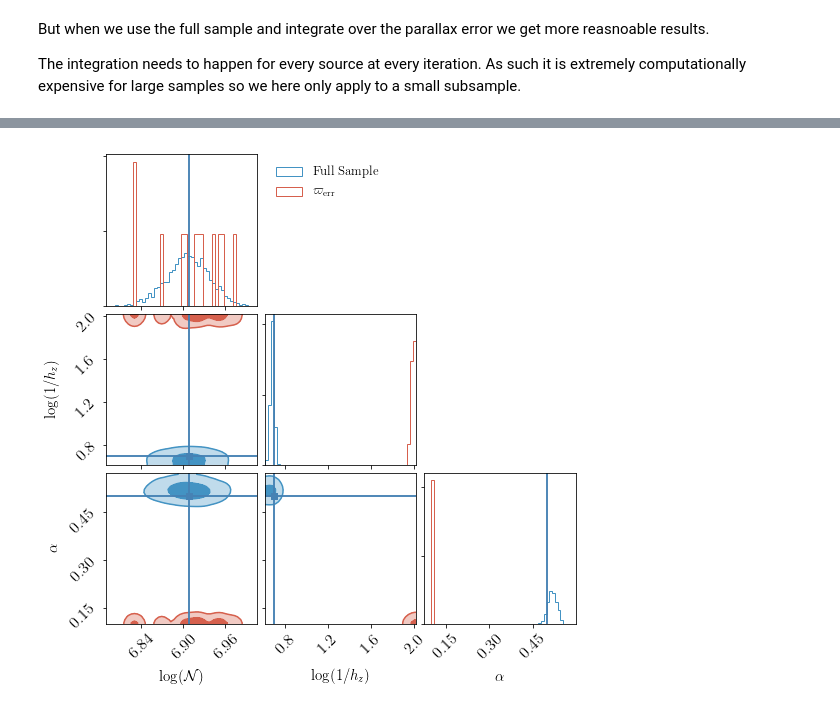
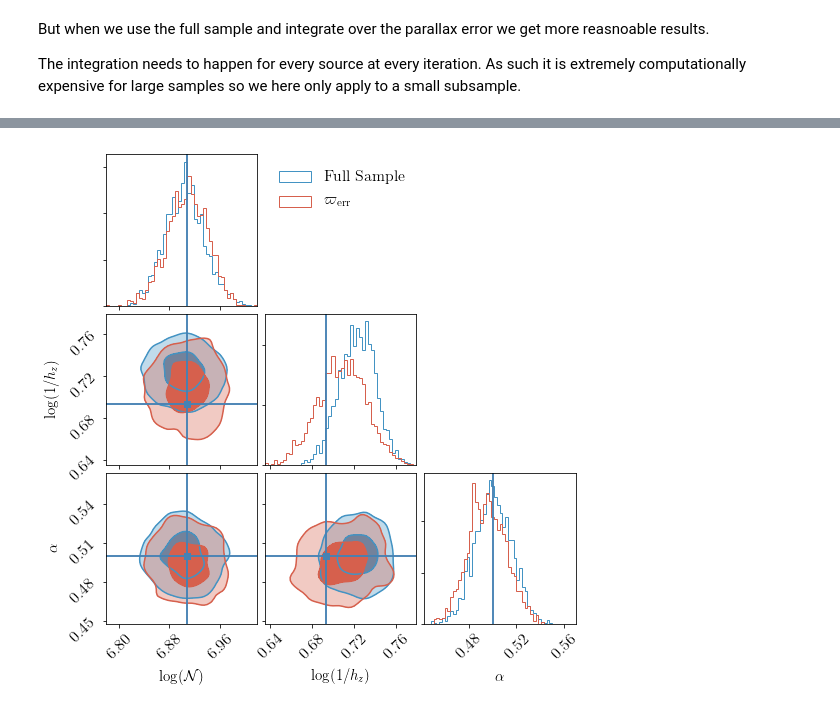
Before and after one commit to aeverall/mwtrace, a Jupyter notebook: toymodel/true_fit.ipynb, the cells around one changed output, grey strips where cells are left out. Saved outputs shown, nothing was run; the diff lists cells and outputs as text; code cells hidden in the pictures.

Commit message:
Debugged toymodel problems. Random sampling was taking different sample for each parameter. Toymodel now working.

```diff
--- a/toymodel/true_fit.ipynb
+++ b/toymodel/true_fit.ipynb
@@ -33,9 +33,9 @@ Data generated in population.ipynb
 sample = {}; true_pars={}; latent_pars={}
 filename = '/data/asfe2/Projects/mwtrace_data/toymodel/sample.h'
 with h5py.File(filename, 'r') as hf:
+    subsample  = np.sort(np.random.choice(np.arange(len(hf['sample']['b'][...])), size=1000, replace=False))
     for key in hf['sample'].keys():
-        subsample  = np.sort(np.random.choice(np.arange(len(hf['sample']['b'][...])), size=1000, replace=False))
-        sample[key]=hf['sample'][key][subsample]
+        sample[key]=hf['sample'][key][...][subsample]
     for key in hf['true_pars'].keys():
         true_pars[key]=hf['true_pars'][key][...]
     for key in hf['latent_pars'].keys():
@@ -90,6 +90,8 @@ p0 =     np.array( [3*np.log(10),                  2.,             0.1])
 p0
 # %% [output]
 array([6.90775528, 2.        , 0.1       ])
+# %%
+p0 = true_params.copy()
 # %%
 sample_2d = np.vstack((sample['parallax'], sample['b'],  sample['m']))
 
@@ -208,9 +210,9 @@ The integration needs to happen for every source at every iteration. As such it
 sample_2d = np.vstack((sample['parallax_obs'], sample['b'], sample['m'], sample['parallax_error']))
 # %%
 poisson_kwargs = {'sample':sample_2d, 'param_bounds':bounds,
-                  'logmodel':dcp.logmodel_perr, 'model_integrate':dcp.integral_model,
+                  'logmodel':dcp.logmodel_perr_ridder, 'model_integrate':dcp.integral_model,
                   'bins':([0,np.inf],[-np.inf,np.inf]), 'fid_pars':fid_pars}
 
-sampler_perr = samplers.run_mcmc(p0, poisson_kwargs=poisson_kwargs, nstep=500)
+sampler_perr_ridder = samplers.run_mcmc(p0, poisson_kwargs=poisson_kwargs, nstep=1000)
 # %% [output]
 [interactive output not drawn]
@@ -248,8 +219,8 @@ KeyboardInterrupt:
 # %%
 index = ['Full Sample', r'$\varpi_\mathrm{err}$']
 functions = [lambda x:np.exp(x), lambda x:1/np.exp(x), None]
-plotting.layered_corners([sampler_noerr, sampler_perr],
+plotting.layered_corners([sampler_noerr, sampler_perr_ridder],
                          labels=labels, index=index, truths=true_params,
                          colors=[cm.RdBu(0.8), cm.RdBu(0.2)])
 # %% [output]
-[figure, old version]
+[figure, new version]
```
Also changed, not shown: parts of 8 cells of this notebook, 5 other files.
